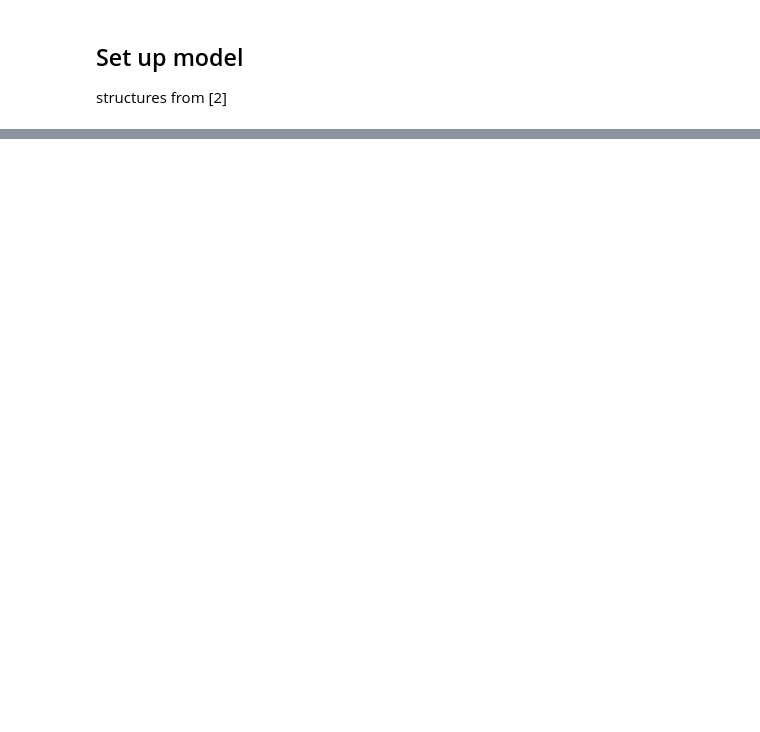
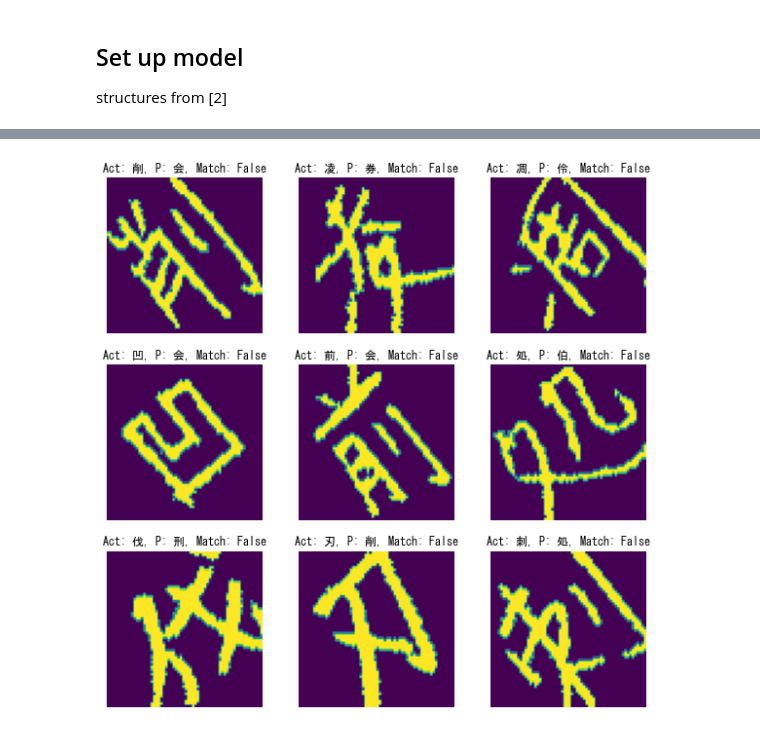
Before and after one commit to maase0/ML_CharacterClassifier, a Jupyter notebook: DataPipeline.ipynb, the cells around one changed output, grey strips where cells are left out. Drawn from its saved outputs; the diff is of its cells as text; code cells hidden in the pictures; blank space fills up the shorter version.

```diff
--- a/DataPipeline.ipynb
+++ b/DataPipeline.ipynb
@@ -215,0 +287,10 @@ KeyboardInterrupt:
+# %%
+'''image_batch, label_batch = next(iter(val_ds))
+
+plt.figure(figsize=(10, 10))
+for i in range(9):
+  ax = plt.subplot(3, 3, i + 1)
+  plt.imshow(image_batch[i].numpy().astype("uint8"))
+  label = label_batch[i]
+  plt.title(f'Actual: {class_names[label]}, Predicted: {model.predict(image_batch[i])}')
+  plt.axis("off")'''
@@ -234,0 +350,14 @@ plt.legend(loc='lower right')
+# %%
+image_batch, label_batch = next(iter(val_ds))
+p = model.predict(image_batch)
+p = p.argmax(axis=1)
+
+plt.figure(figsize=(10, 10))
+for i in range(9):
+    ax = plt.subplot(3, 3, i + 1)
+    plt.imshow(image_batch[i].numpy().astype("uint8"))
+    label = label_batch[i]
+    plt.title(f'Act: {class_names[label]}, P: {class_names[p[i]]}, Match: {class_names[label] == class_names[p[i]]}')
+    plt.axis("off")
+# %% [output]
+[figure, added]
```
Also changed, not shown: parts of 26 cells of this notebook, 3 other files.
